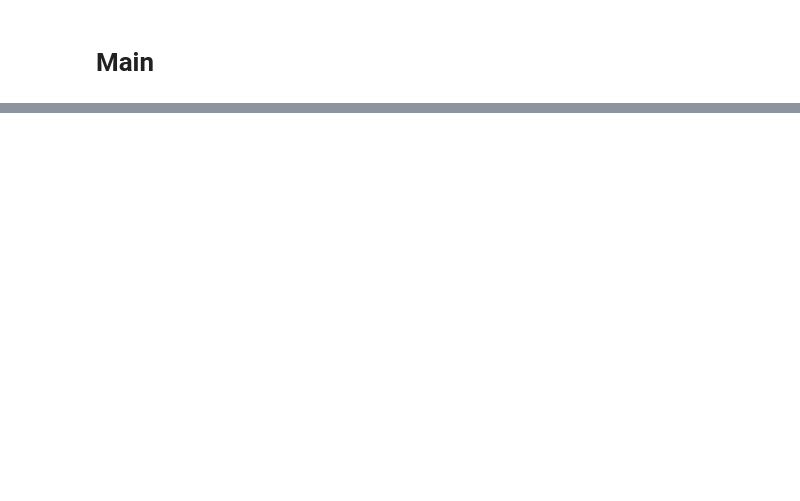
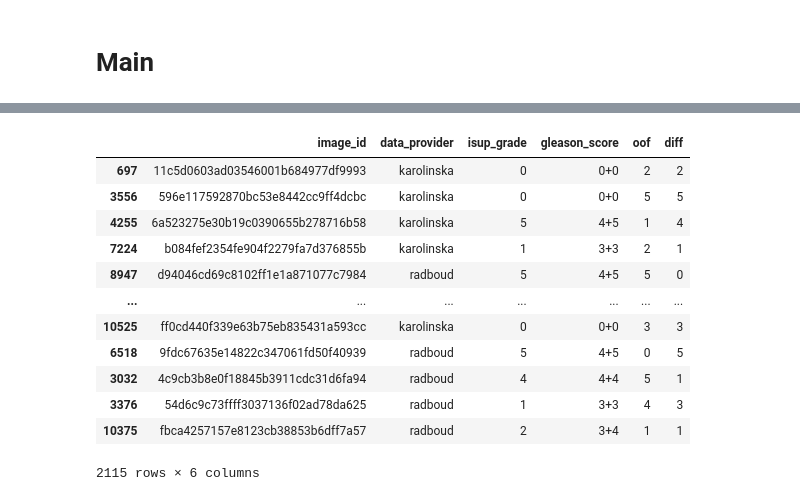
Before and after one commit to Naoki1101/kaggle-panda, a Jupyter notebook: notebooks/Grad-CAM.ipynb, the cells around one changed output, grey strips where cells are left out. Drawn from its saved outputs; the diff is of its cells as text; code cells hidden in the pictures; blank space fills up the shorter version.

```diff
--- a/notebooks/Grad-CAM.ipynb
+++ b/notebooks/Grad-CAM.ipynb
@@ -106,4 +106,7 @@ trn_x, val_x = train_test_split(train_df,
                                                       test_size=0.2,
                                                       shuffle=True,
                                                       random_state=2020)
-val_x['oof'] = oof
+if oof.shape[1] == 1:
+    val_x['oof'] = oof
+else:
+    val_x['oof'] = np.argmax(oof, axis=1)
@@ -123,2 +140,16 @@ val_x[val_x['diff'] >= 1]['gleason_score'].value_counts().sort_index() / val_x['
 # %%
-val_x.iloc[:20]
+val_x
+# %% [output]
+|  | image_id | data_provider | isup_grade | gleason_score | oof | diff |
+| 697 | 11c5d0603ad03546001b684977df9993 | karolinska | 0 | 0+0 | 2 | 2 |
+| 3556 | 596e117592870bc53e8442cc9ff4dcbc | karolinska | 0 | 0+0 | 5 | 5 |
+| 4255 | 6a523275e30b19c0390655b278716b58 | karolinska | 5 | 4+5 | 1 | 4 |
+| 7224 | b084fef2354fe904f2279fa7d376855b | karolinska | 1 | 3+3 | 2 | 1 |
+| 8947 | d94046cd69c8102ff1e1a871077c7984 | radboud | 5 | 4+5 | 5 | 0 |
+| ... | ... | ... | ... | ... | ... | ... |
+| 10525 | ff0cd440f339e63b75eb835431a593cc | karolinska | 0 | 0+0 | 3 | 3 |
+| 6518 | 9fdc67635e14822c347061fd50f40939 | radboud | 5 | 4+5 | 0 | 5 |
+| 3032 | 4c9cb3b8e0f18845b3911cdc31d6fa94 | radboud | 4 | 4+4 | 5 | 1 |
+| 3376 | 54d6c9c73ffff3037136f02ad78da625 | radboud | 1 | 3+3 | 4 | 3 |
+| 10375 | fbca4257157e8123cb38853b6dff7a57 | radboud | 2 | 3+4 | 1 | 1 |
+2115 rows × 6 columns
```
Also changed, not shown: parts of 7 cells of this notebook, 6 other files.
